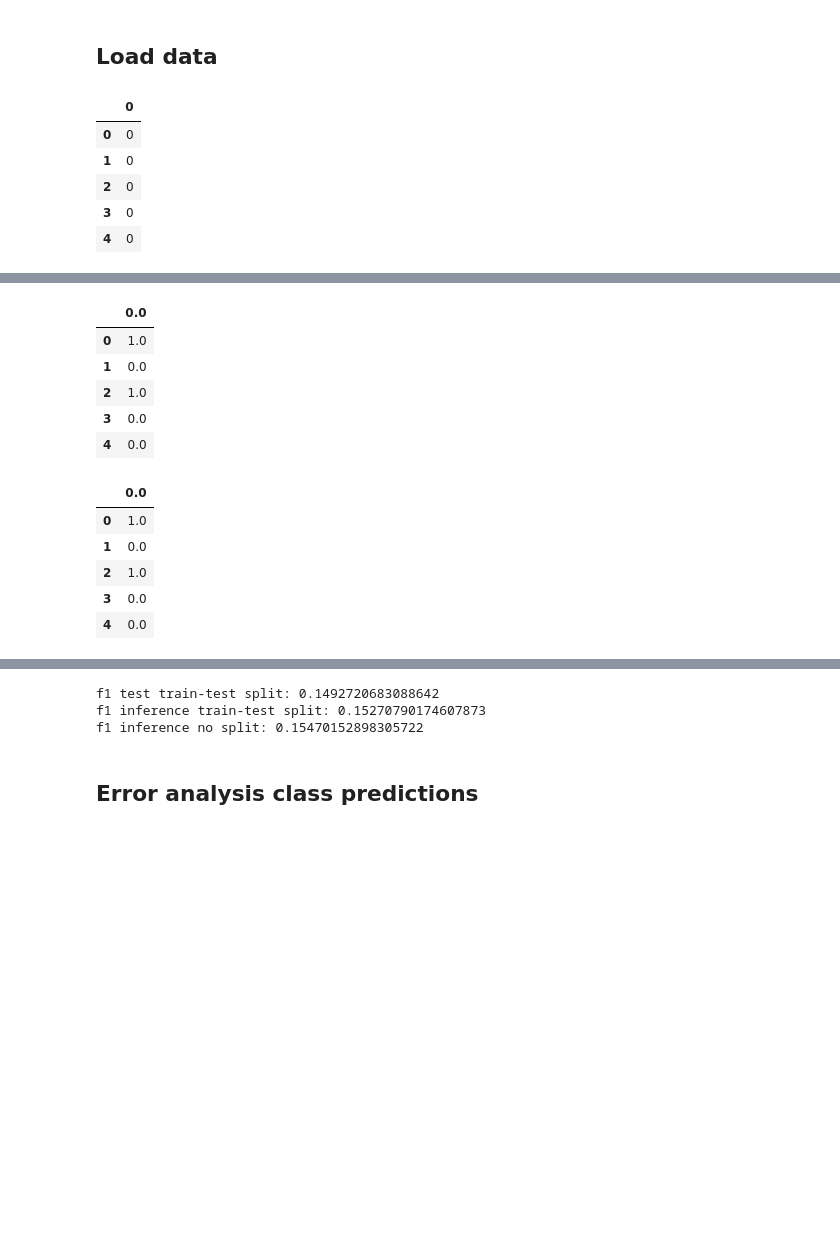
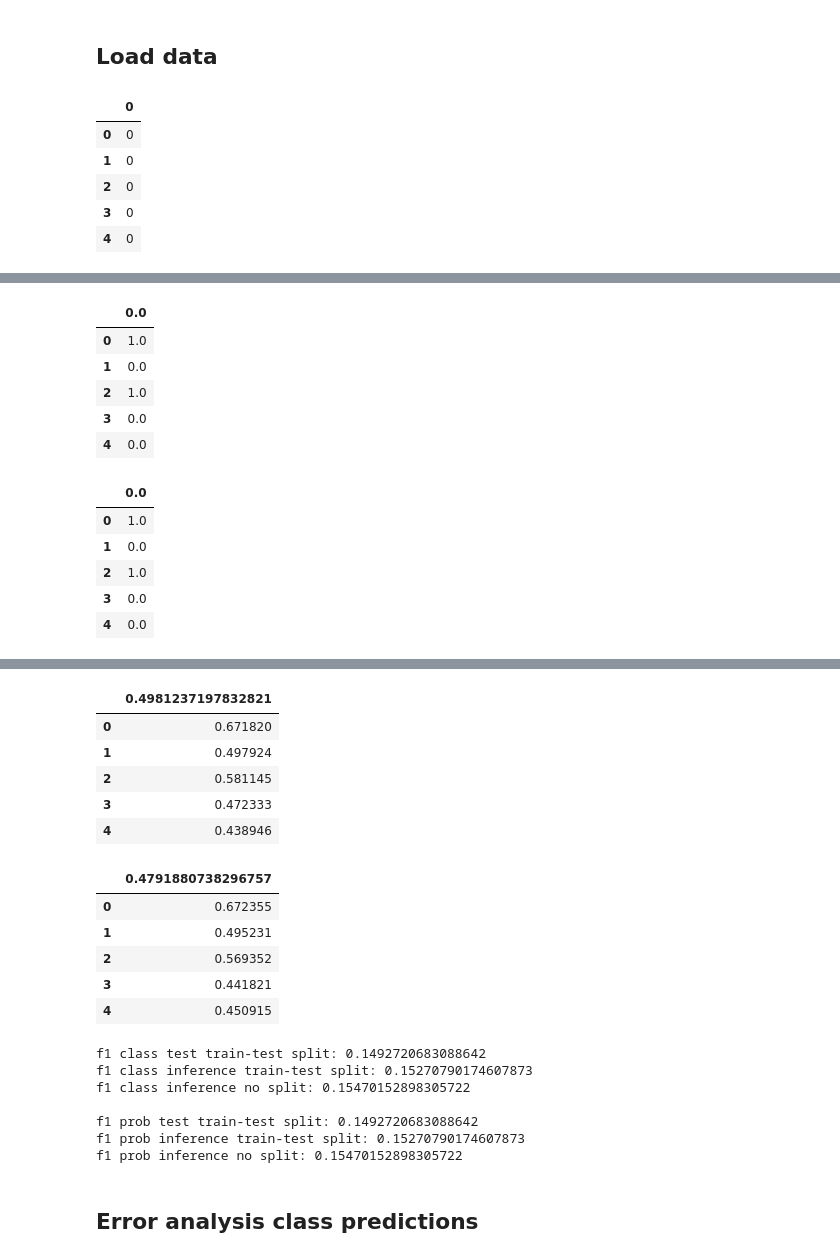
Before and after one commit to OphirTuretz/Y-DATA-Ninjas, a Jupyter notebook: notebooks/error_analysis_ophir.ipynb, the cells around one changed output, grey strips where cells are left out. Drawn from its saved outputs; the diff is of its cells as text; code cells hidden in the pictures; blank space fills up the shorter version.

```diff
--- a/notebooks/error_analysis_ophir.ipynb
+++ b/notebooks/error_analysis_ophir.ipynb
@@ -36,8 +36,15 @@ display(c_ns_p_i.head())
 
 # probabilities predictions
 # train-test split
+p_s_p_t = pd.read_csv(PROB + SPLIT + PRED_TEST)
+p_s_p_i = pd.read_csv(PROB + SPLIT + PRED_INFR)
+
+display(p_s_p_t.head())
+display(p_s_p_i.head())
 
 # no split
+p_ns_p_i= pd.read_csv(PROB + NO_SPLIT + PRED_INFR)
+display(p_ns_p_i.head())
 # %% [output]
 |  | 0 |
 | 0 | 0 |
@@ -66,13 +79,33 @@ display(c_ns_p_i.head())
+|  | 0.4981237197832821 |
+| 0 | 0.671820 |
+| 1 | 0.497924 |
+| 2 | 0.581145 |
+| 3 | 0.472333 |
+| 4 | 0.438946 |
+|  | 0.4791880738296757 |
+| 0 | 0.672355 |
+| 1 | 0.495231 |
+| 2 | 0.569352 |
+| 3 | 0.441821 |
+| 4 | 0.450915 |
 # %%
-print(f"f1 test train-test split: {f1_score(c_s_p_t.is_click, c_s_p_t.is_click_predicted)}")
-print(f"f1 inference train-test split: {f1_score(y_i.iloc[:, 0], c_s_p_i.iloc[:, 0])}")
-print(f"f1 inference no split: {f1_score(y_i.iloc[:, 0], c_ns_p_i.iloc[:, 0])}")
+thr = 0.5
 
-# f1_score(y_true, y_pred)
+print(f"f1 class test train-test split: {f1_score(c_s_p_t.is_click, c_s_p_t.is_click_predicted)}")
+print(f"f1 class inference train-test split: {f1_score(y_i.iloc[:, 0], c_s_p_i.iloc[:, 0])}")
+print(f"f1 class inference no split: {f1_score(y_i.iloc[:, 0], c_ns_p_i.iloc[:, 0])}")
+print()
+print(f"f1 prob test train-test split: {f1_score(p_s_p_t.is_click, p_s_p_t.is_click_predicted > thr)}")
+print(f"f1 prob inference train-test split: {f1_score(y_i.iloc[:, 0], p_s_p_i.iloc[:, 0] > thr)}")
+print(f"f1 prob inference no split: {f1_score(y_i.iloc[:, 0], p_ns_p_i.iloc[:, 0] > thr)}")
 # %% [output]
-f1 test train-test split: 0.1492720683088642
-f1 inference train-test split: 0.15270790174607873
-f1 inference no split: 0.15470152898305722
+f1 class test train-test split: 0.1492720683088642
+f1 class inference train-test split: 0.15270790174607873
+f1 class inference no split: 0.15470152898305722
+
+f1 prob test train-test split: 0.1492720683088642
+f1 prob inference train-test split: 0.15270790174607873
+f1 prob inference no split: 0.15470152898305722
 # %% [markdown]
 ## Error analysis class predictions
 # %% [markdown]
```
Also changed, not shown: parts of 1 cell of this notebook.
